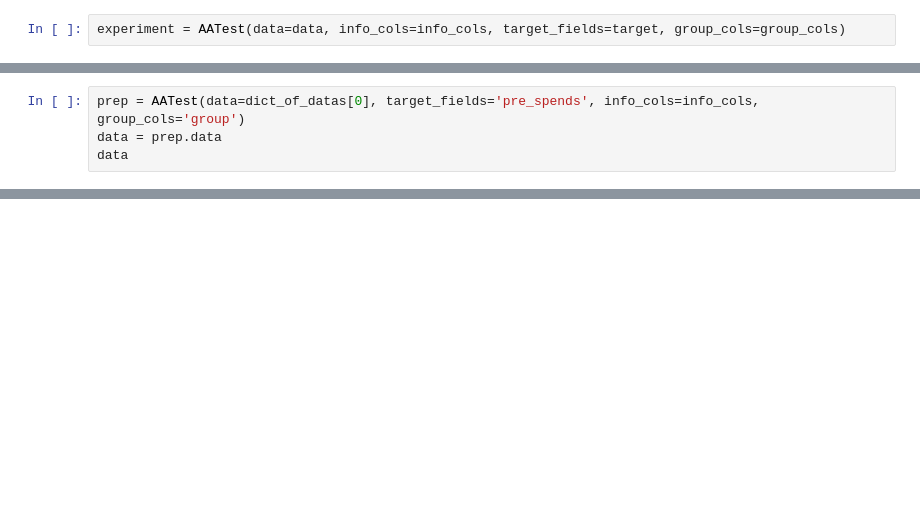
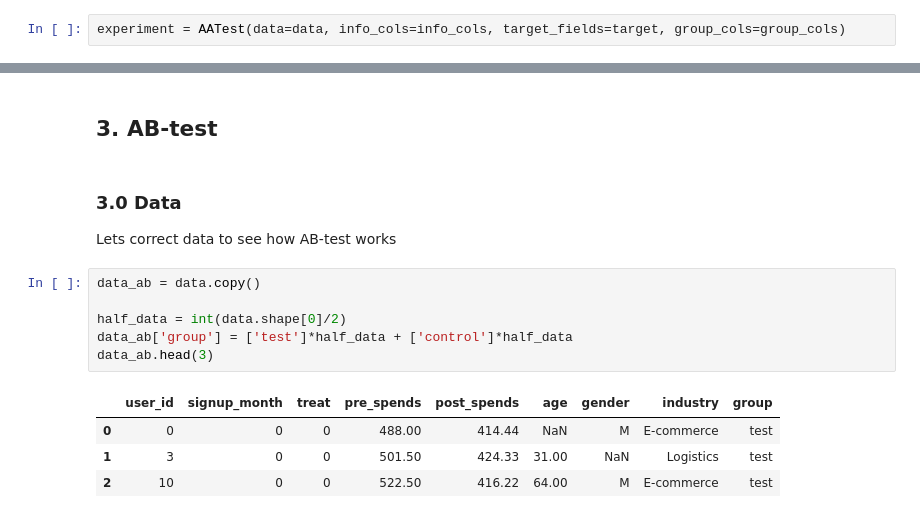
Before and after one commit to sb-ai-lab/LightAutoML, a Jupyter notebook: Tutorial_13_ABtesting.ipynb, the cells around one changed output, grey strips where cells are left out. Drawn from its saved outputs; the diff is of its cells as text; blank space fills up the shorter version.

```diff
--- a/Tutorial_13_ABtesting.ipynb
+++ b/Tutorial_13_ABtesting.ipynb
@@ -166,4 +147,0 @@ experiment_result.head(3)
-# %%
-prep = AATest(data=dict_of_datas[0], target_fields='pre_spends', info_cols=info_cols, group_cols='group')
-data = prep.data
-data
@@ -372,0 +161,16 @@ diff_in_diff(data, 'post_spends', 'pre_spends', 'group')
+# %% [markdown]
+## 3. AB-test
+# %% [markdown]
+### 3.0 Data
+Lets correct data to see how AB-test works
+# %%
+data_ab = data.copy()
+
+half_data = int(data.shape[0]/2)
+data_ab['group'] = ['test']*half_data + ['control']*half_data
+data_ab.head(3)
+# %% [output]
+|  | user_id | signup_month | treat | pre_spends | post_spends | age | gender | industry | group |
+| 0 | 0 | 0 | 0 | 488.00 | 414.44 | NaN | M | E-commerce | test |
+| 1 | 3 | 0 | 0 | 501.50 | 424.33 | 31.00 | NaN | Logistics | test |
+| 2 | 10 | 0 | 0 | 522.50 | 416.22 | 64.00 | M | E-commerce | test |
```
Also changed, not shown: parts of 57 cells of this notebook, 3 other files.
